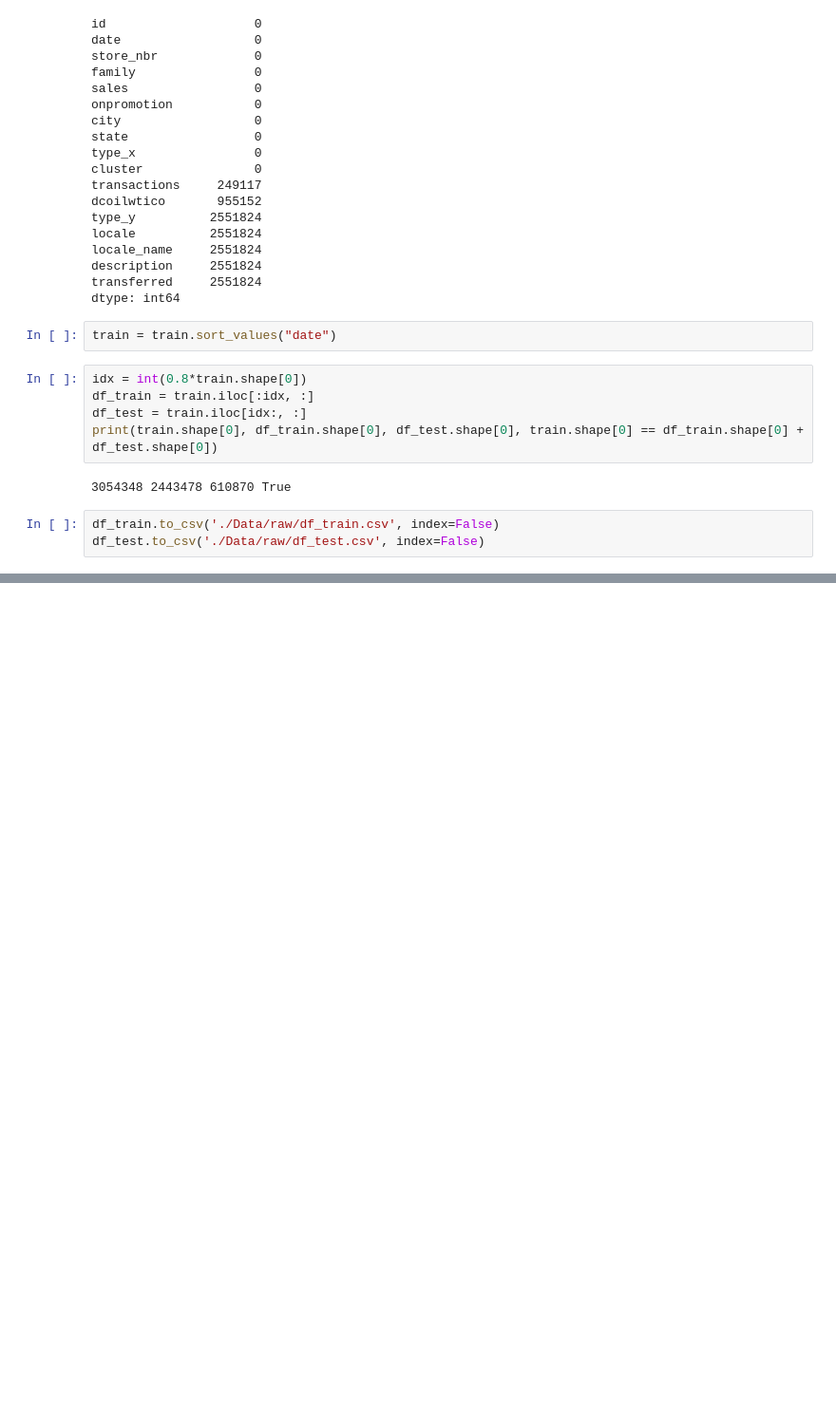
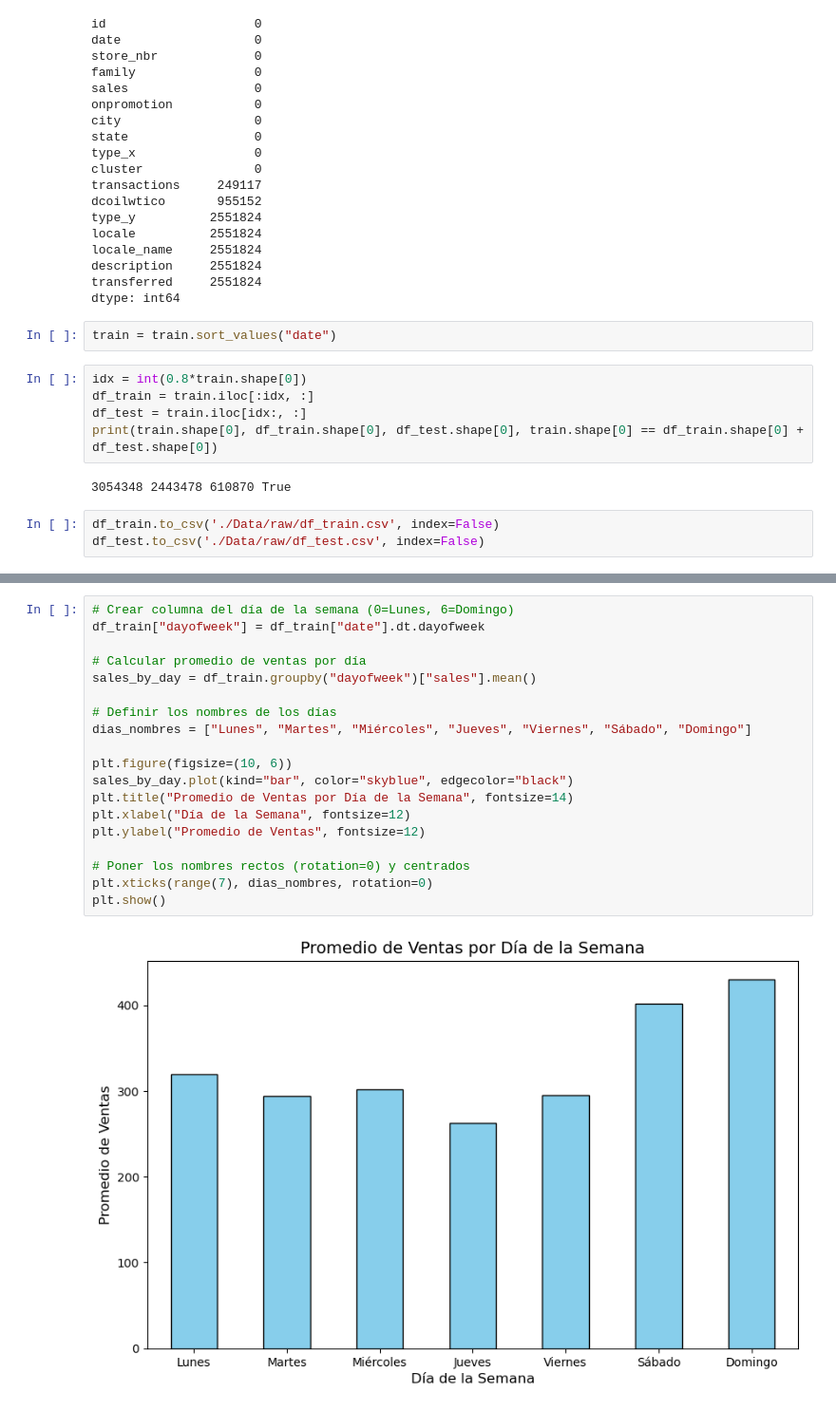
Before and after one commit to yiyinZhou/trabajo_final_PML, a Jupyter notebook: EDA.ipynb, the cells around one changed output, grey strips where cells are left out. Shown at 95% size. Saved outputs shown, nothing was run; the diff lists cells and outputs as text; blank space fills up the shorter version.

```diff
--- a/EDA.ipynb
+++ b/EDA.ipynb
@@ -69,0 +324,21 @@ df_train
+# %%
+# Crear columna del día de la semana (0=Lunes, 6=Domingo)
+df_train["dayofweek"] = df_train["date"].dt.dayofweek
+
+# Calcular promedio de ventas por día
+sales_by_day = df_train.groupby("dayofweek")["sales"].mean()
+
+# Definir los nombres de los días
+dias_nombres = ["Lunes", "Martes", "Miércoles", "Jueves", "Viernes", "Sábado", "Domingo"]
+
+plt.figure(figsize=(10, 6))
+sales_by_day.plot(kind="bar", color="skyblue", edgecolor="black")
+plt.title("Promedio de Ventas por Día de la Semana", fontsize=14)
+plt.xlabel("Día de la Semana", fontsize=12)
+plt.ylabel("Promedio de Ventas", fontsize=12)
+
+# Poner los nombres rectos (rotation=0) y centrados
+plt.xticks(range(7), dias_nombres, rotation=0)
+plt.show()
+# %% [output]
+[figure, added]
```
Also changed, not shown: parts of 31 cells of this notebook, 1 other file.
